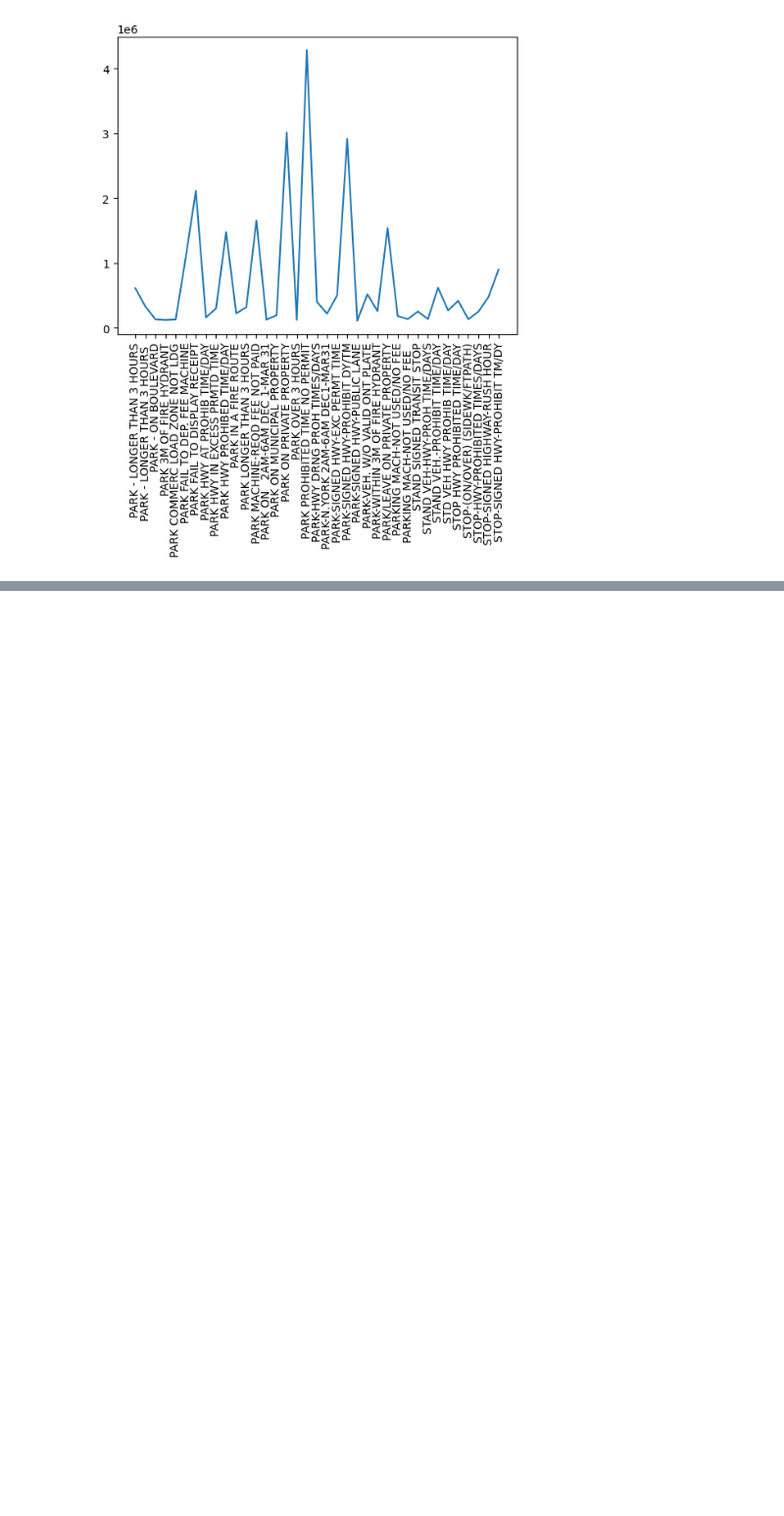
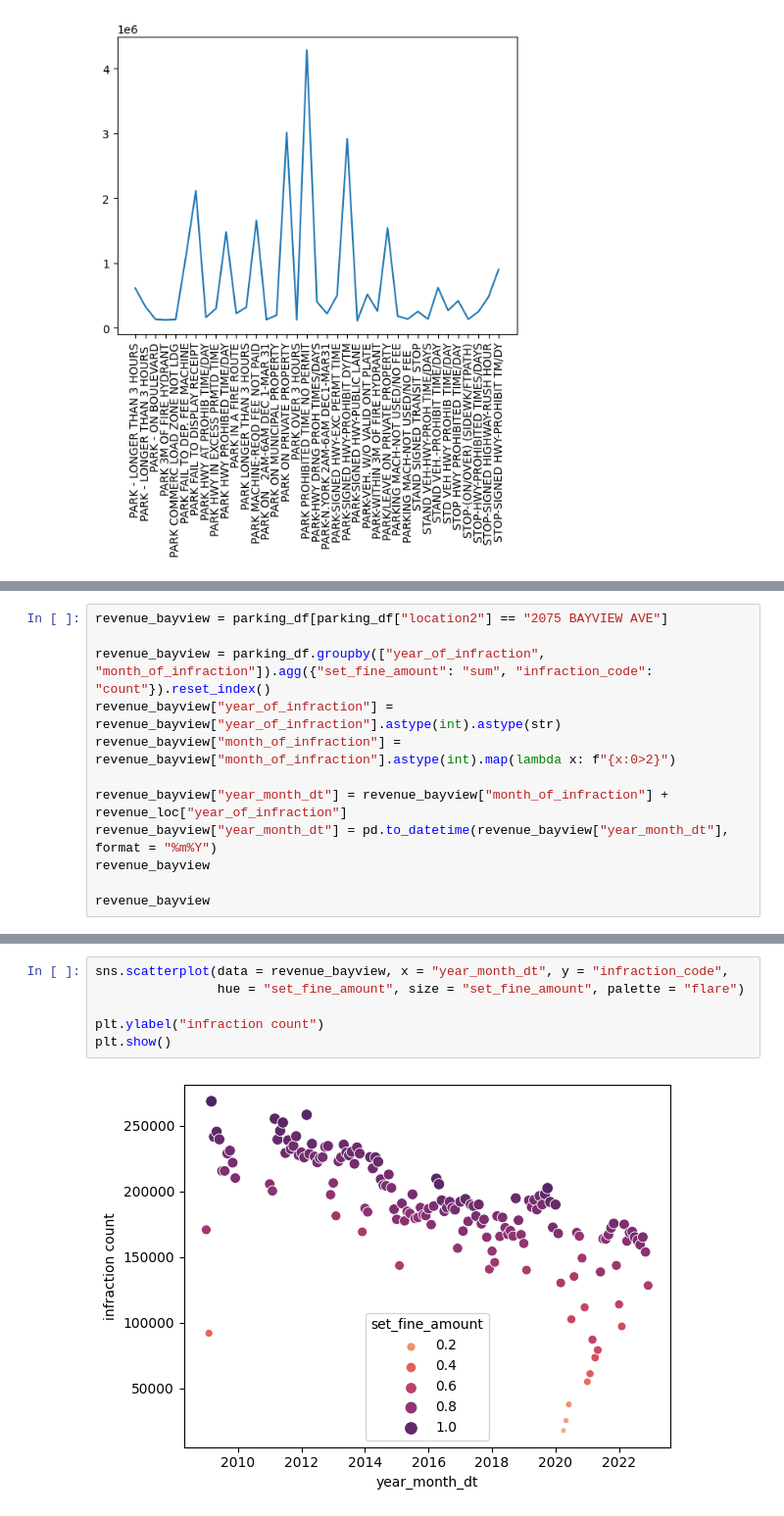
Before and after one commit to sariaslaso/parking_toronto, a Jupyter notebook: data_processing.ipynb, the cells around one changed output, grey strips where cells are left out. Shown: that part at 98% size. Drawn from its saved outputs; the diff is of its cells as text; blank space fills up the shorter version.

```diff
--- a/data_processing.ipynb
+++ b/data_processing.ipynb
@@ -453,0 +506,12 @@ plt.show()
+# %%
+revenue_bayview = parking_df[parking_df["location2"] == "2075 BAYVIEW AVE"]
+
+revenue_bayview = parking_df.groupby(["year_of_infraction", "month_of_infraction"]).agg({"set_fine_amount": "sum", "infraction_code": "count"}).reset_index()
+revenue_bayview["year_of_infraction"] = revenue_bayview["year_of_infraction"].astype(int).astype(str)
+revenue_bayview["month_of_infraction"] = revenue_bayview["month_of_infraction"].astype(int).map(lambda x: f"{x:0>2}")
+
+revenue_bayview["year_month_dt"] = revenue_bayview["month_of_infraction"] + revenue_loc["year_of_infraction"]
+revenue_bayview["year_month_dt"] = pd.to_datetime(revenue_bayview["year_month_dt"], format = "%m%Y")
+revenue_bayview
+
+revenue_bayview
@@ -453,0 +532,8 @@ plt.show()
+# %%
+sns.scatterplot(data = revenue_bayview, x = "year_month_dt", y = "infraction_code",
+                hue = "set_fine_amount", size = "set_fine_amount", palette = "flare")
+
+plt.ylabel("infraction count")
+plt.show()
+# %% [output]
+[figure, added]
```
Also changed, not shown: parts of 5 cells of this notebook.
